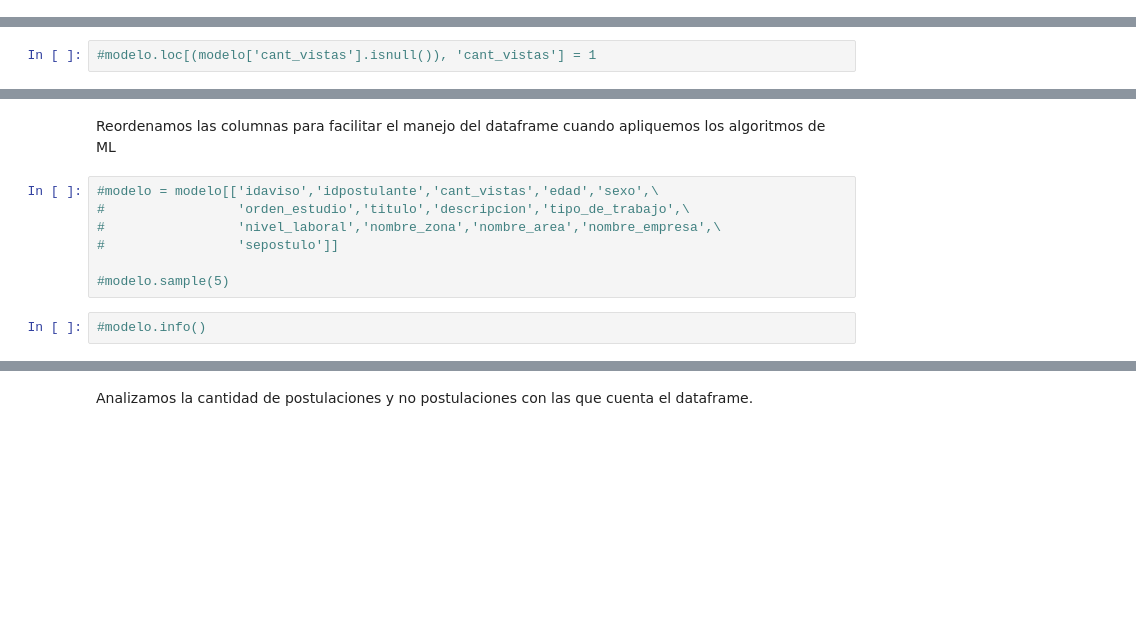
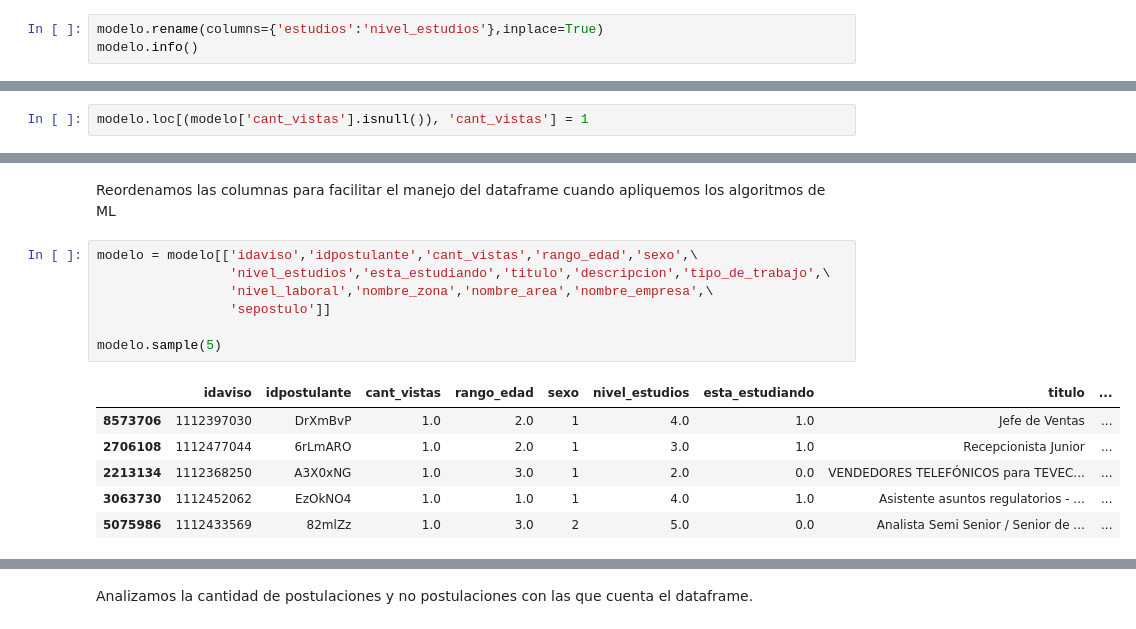
Before and after one commit to franhermani/TP2-7506, a Jupyter notebook: modelo_final_make.ipynb, the cells around one changed output, grey strips where cells are left out. Cells and saved outputs as stored; diff of their text form; blank space fills up the shorter version.

```diff
--- a/modelo_final_make.ipynb
+++ b/modelo_final_make.ipynb
@@ -582,0 +757,3 @@ modelo.info()
+# %%
+modelo.rename(columns={'estudios':'nivel_estudios'},inplace=True)
+modelo.info()
@@ -588,7 +786,7 @@ Asignamos un 1 a aquellos valores NaN de la columna cant_vistas. Esto tiene dos
 - Mantener la coherencia. Una persona no puede postularse a un aviso sin visualizarlo.
 - Evita valores nulos para los algoritmos de Machine Learning.
 # %%
-#modelo.loc[(modelo['cant_vistas'].isnull()), 'cant_vistas'] = 1
+modelo.loc[(modelo['cant_vistas'].isnull()), 'cant_vistas'] = 1
 # %% [markdown]
 Comprobamos que efectivamente no quedó ningún registro con cant_vistas con valor nulo.
 # %%
@@ -606,11 +819,16 @@ Asignamos un 0 a aquellos valores NaN en las columnas 'edad', 'sexo', 'orden_est
 # %% [markdown]
 Reordenamos las columnas para facilitar el manejo del dataframe cuando apliquemos los algoritmos de ML
 # %%
-#modelo = modelo[['idaviso','idpostulante','cant_vistas','edad','sexo',\
-#                 'orden_estudio','titulo','descripcion','tipo_de_trabajo',\
-#                 'nivel_laboral','nombre_zona','nombre_area','nombre_empresa',\
-#                 'sepostulo']]
+modelo = modelo[['idaviso','idpostulante','cant_vistas','rango_edad','sexo',\
+                 'nivel_estudios','esta_estudiando','titulo','descripcion','tipo_de_trabajo',\
+                 'nivel_laboral','nombre_zona','nombre_area','nombre_empresa',\
+                 'sepostulo']]
 
-#modelo.sample(5)
+modelo.sample(5)
+# %% [output]
+|  | idaviso | idpostulante | cant_vistas | rango_edad | sexo | nivel_estudios | esta_estudiando | titulo | ... |
+| 8573706 | 1112397030 | DrXmBvP | 1.0 | 2.0 | 1 | 4.0 | 1.0 | Jefe de Ventas | ... |
+| 2706108 | 1112477044 | 6rLmARO | 1.0 | 2.0 | 1 | 3.0 | 1.0 | Recepcionista Junior | ... |
+| 2213134 | 1112368250 | A3X0xNG | 1.0 | 3.0 | 1 | 2.0 | 0.0 | VENDEDORES TELEFÓNICOS para TEVEC... | ... |
+| 3063730 | 1112452062 | EzOkNO4 | 1.0 | 1.0 | 1 | 4.0 | 1.0 | Asistente asuntos regulatorios - ... | ... |
+| 5075986 | 1112433569 | 82mlZz | 1.0 | 3.0 | 2 | 5.0 | 0.0 | Analista Semi Senior / Senior de ... | ... |
-# %%
-#modelo.info()
```
Also changed, not shown: parts of 57 cells of this notebook.
